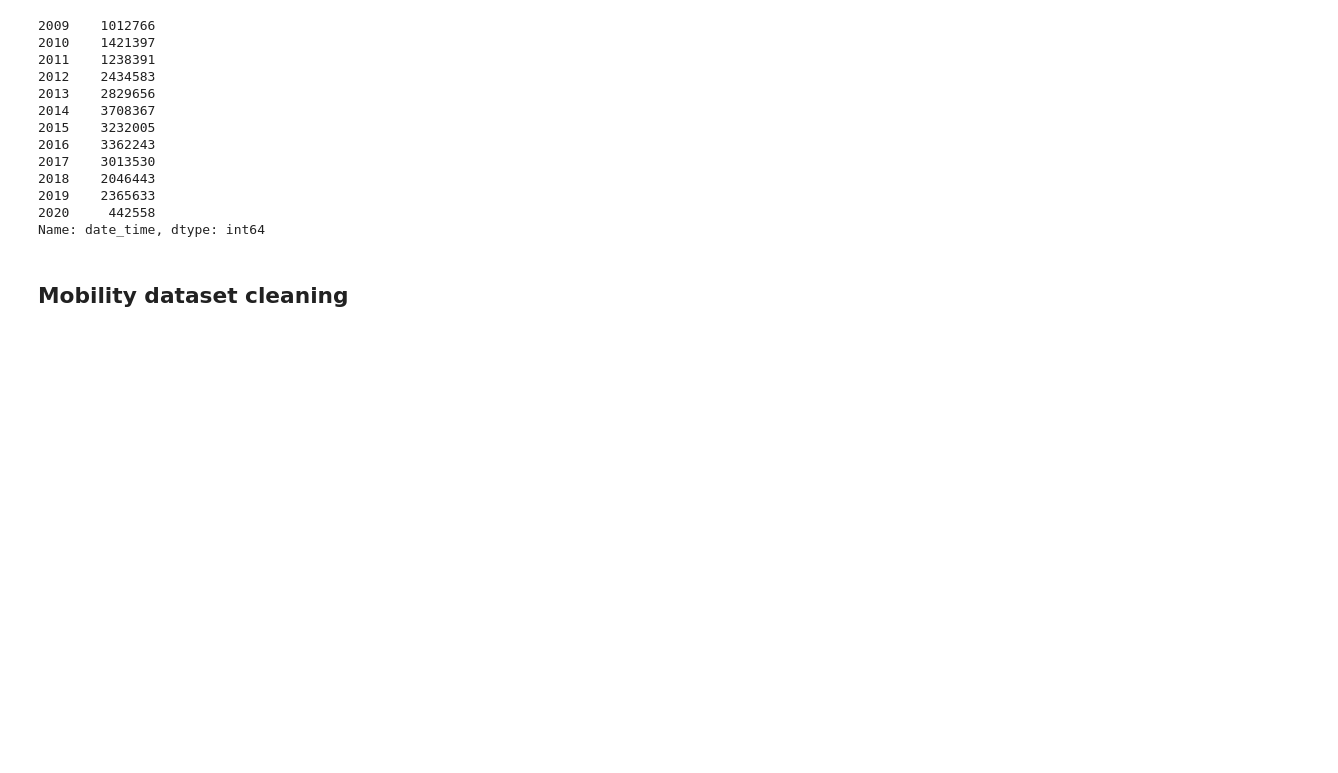
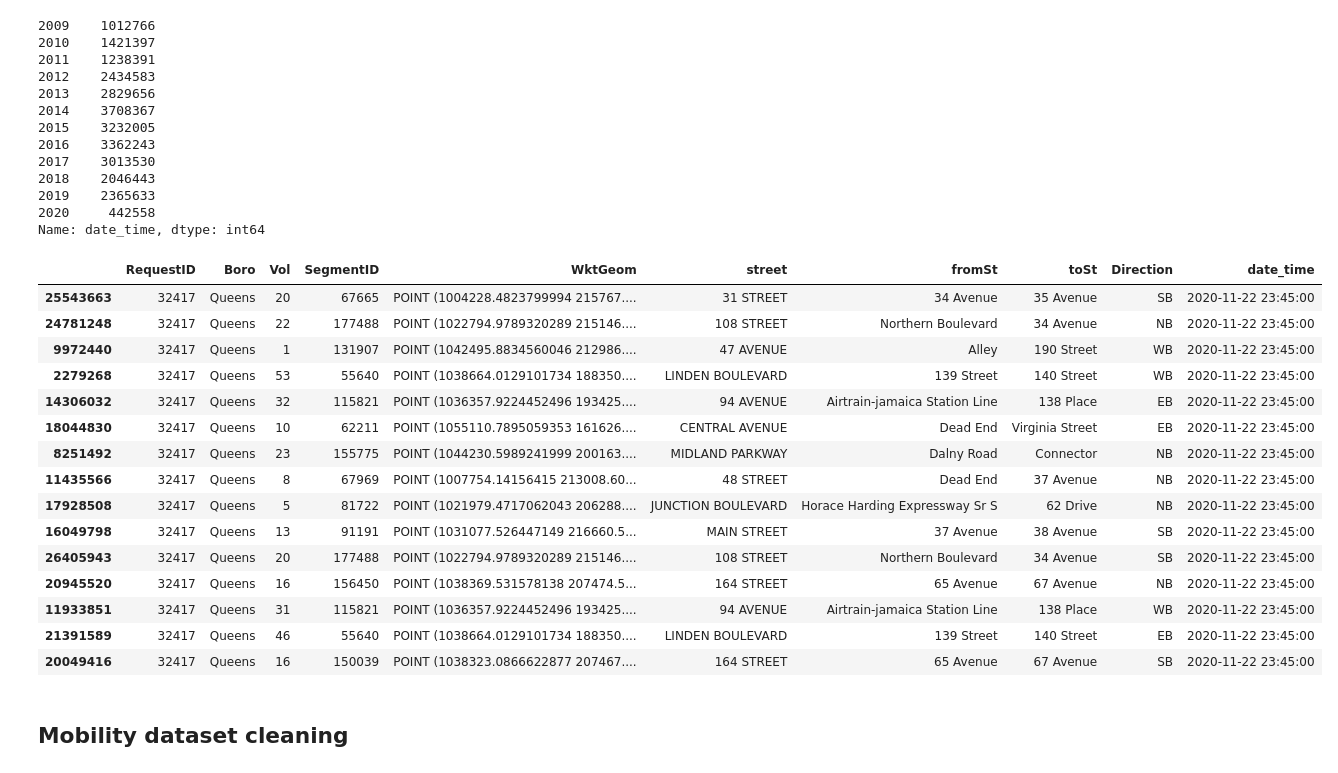
Before and after one commit to daniel-a-r/ccny_data_science_project, a Jupyter notebook: data_science_project.ipynb, the cells around one changed output. Drawn from its saved outputs; the diff is of its cells as text; code cells hidden in the pictures; blank space fills up the shorter version.

Commit message:
transformed mobility and added sorts

```diff
--- a/data_science_project.ipynb
+++ b/data_science_project.ipynb
@@ -474,6 +531,29 @@ traffic_volume['date_time'].dt.year.value_counts().sort_index()
 2019    2365633
 2020     442558
 Name: date_time, dtype: int64
+# %%
+traffic_volume.sort_values(["date_time"],
+                    axis=0,
+                    ascending=[False],
+                    inplace=True);
+traffic_volume.head(15)
+# %% [output]
+|  | RequestID | Boro | Vol | SegmentID | WktGeom | street | fromSt | toSt | Direction | date_time |
+| 25543663 | 32417 | Queens | 20 | 67665 | POINT (1004228.4823799994 215767.... | 31 STREET | 34 Avenue | 35 Avenue | SB | 2020-11-22 23:45:00 |
+| 24781248 | 32417 | Queens | 22 | 177488 | POINT (1022794.9789320289 215146.... | 108 STREET | Northern Boulevard | 34 Avenue | NB | 2020-11-22 23:45:00 |
+| 9972440 | 32417 | Queens | 1 | 131907 | POINT (1042495.8834560046 212986.... | 47 AVENUE | Alley | 190 Street | WB | 2020-11-22 23:45:00 |
+| 2279268 | 32417 | Queens | 53 | 55640 | POINT (1038664.0129101734 188350.... | LINDEN BOULEVARD | 139 Street | 140 Street | WB | 2020-11-22 23:45:00 |
+| 14306032 | 32417 | Queens | 32 | 115821 | POINT (1036357.9224452496 193425.... | 94 AVENUE | Airtrain-jamaica Station Line | 138 Place | EB | 2020-11-22 23:45:00 |
+| 18044830 | 32417 | Queens | 10 | 62211 | POINT (1055110.7895059353 161626.... | CENTRAL AVENUE | Dead End | Virginia Street | EB | 2020-11-22 23:45:00 |
+| 8251492 | 32417 | Queens | 23 | 155775 | POINT (1044230.5989241999 200163.... | MIDLAND PARKWAY | Dalny Road | Connector | NB | 2020-11-22 23:45:00 |
+| 11435566 | 32417 | Queens | 8 | 67969 | POINT (1007754.14156415 213008.60... | 48 STREET | Dead End | 37 Avenue | NB | 2020-11-22 23:45:00 |
+| 17928508 | 32417 | Queens | 5 | 81722 | POINT (1021979.4717062043 206288.... | JUNCTION BOULEVARD | Horace Harding Expressway Sr S | 62 Drive | NB | 2020-11-22 23:45:00 |
+| 16049798 | 32417 | Queens | 13 | 91191 | POINT (1031077.526447149 216660.5... | MAIN STREET | 37 Avenue | 38 Avenue | SB | 2020-11-22 23:45:00 |
+| 26405943 | 32417 | Queens | 20 | 177488 | POINT (1022794.9789320289 215146.... | 108 STREET | Northern Boulevard | 34 Avenue | SB | 2020-11-22 23:45:00 |
+| 20945520 | 32417 | Queens | 16 | 156450 | POINT (1038369.531578138 207474.5... | 164 STREET | 65 Avenue | 67 Avenue | NB | 2020-11-22 23:45:00 |
+| 11933851 | 32417 | Queens | 31 | 115821 | POINT (1036357.9224452496 193425.... | 94 AVENUE | Airtrain-jamaica Station Line | 138 Place | WB | 2020-11-22 23:45:00 |
+| 21391589 | 32417 | Queens | 46 | 55640 | POINT (1038664.0129101734 188350.... | LINDEN BOULEVARD | 139 Street | 140 Street | EB | 2020-11-22 23:45:00 |
+| 20049416 | 32417 | Queens | 16 | 150039 | POINT (1038323.0866622877 207467.... | 164 STREET | 65 Avenue | 67 Avenue | SB | 2020-11-22 23:45:00 |
 # %% [markdown]
 ## Mobility dataset cleaning
 # %%
```
Also changed, not shown: parts of 14 cells of this notebook.
